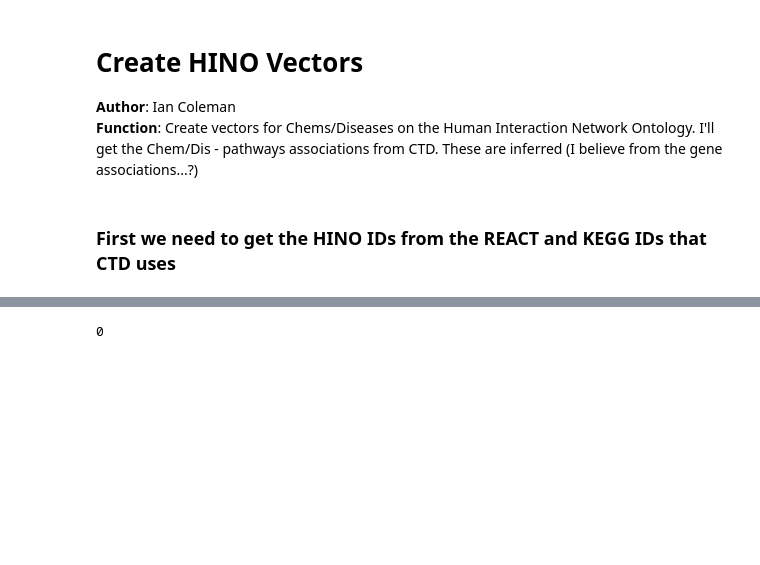
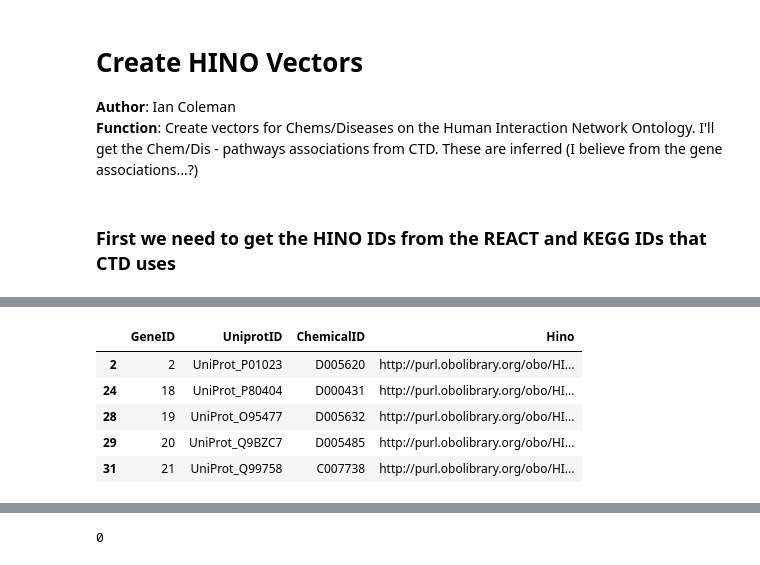
Before and after one commit to colemai/msc-thesis, a Jupyter notebook: opa/hinoVecs.ipynb, the cells around one changed output, grey strips where cells are left out. Drawn from its saved outputs; the diff is of its cells as text; code cells hidden in the pictures; blank space fills up the shorter version.

```diff
--- a/opa/hinoVecs.ipynb
+++ b/opa/hinoVecs.ipynb
@@ -70,0 +120,3 @@ hino.sample(6)
+# %%
+# Now that we have one uniprot id per row (max) let's make a map
+uniprot_hino = dict(zip(hino.dropna(subset=['UniprotID']).UniprotID, hino.dropna(subset=['UniprotID'])['Class ID']))
@@ -70,0 +129,19 @@ hino.sample(6)
+# %%
+# C/D HINOuri
+chem_g_uni = pd.read_csv('CHEM_GENE_UNIPROT.csv')
+dis_g_uni = pd.read_csv('DIS_GENE_UNIPROT.csv')
+# %%
+dis_g_uni['UniprotID'] = dis_g_uni.UniprotID.map(lambda x: 'UniProt_' + x)
+chem_g_uni['UniprotID'] = chem_g_uni.UniprotID.map(lambda x: 'UniProt_' + x)
+# %%
+dis_g_uni['Hino'] = dis_g_uni.UniprotID.map(lambda x: uniprot_hino.get(x))
+chem_g_uni['Hino'] = chem_g_uni.UniprotID.map(lambda x: uniprot_hino.get(x))
+# %%
+chem_g_uni.head()
+# %% [output]
+|  | GeneID | UniprotID | ChemicalID | Hino |
+| 2 | 2 | UniProt_P01023 | D005620 | http://purl.obolibrary.org/obo/HI... |
+| 24 | 18 | UniProt_P80404 | D000431 | http://purl.obolibrary.org/obo/HI... |
+| 28 | 19 | UniProt_O95477 | D005632 | http://purl.obolibrary.org/obo/HI... |
+| 29 | 20 | UniProt_Q9BZC7 | D005485 | http://purl.obolibrary.org/obo/HI... |
+| 31 | 21 | UniProt_Q99758 | C007738 | http://purl.obolibrary.org/obo/HI... |
```
Also changed, not shown: parts of 32 cells of this notebook, 3 other files.
